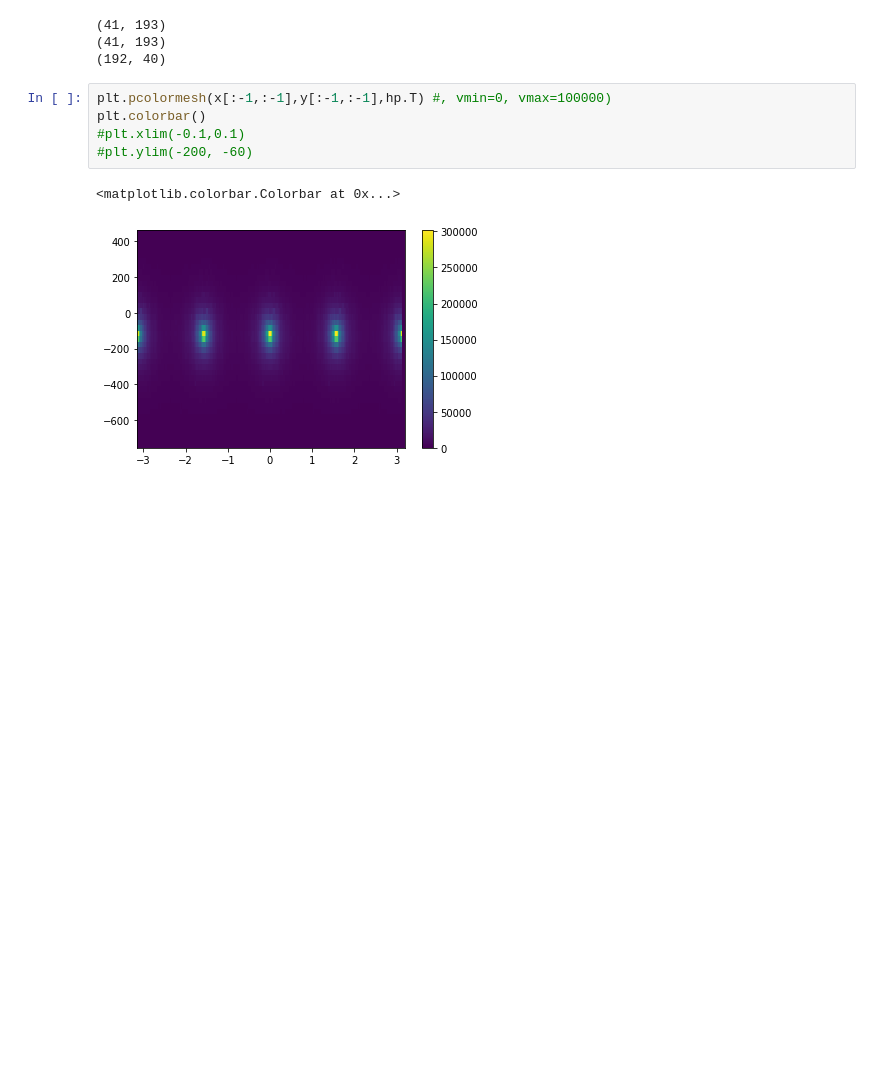
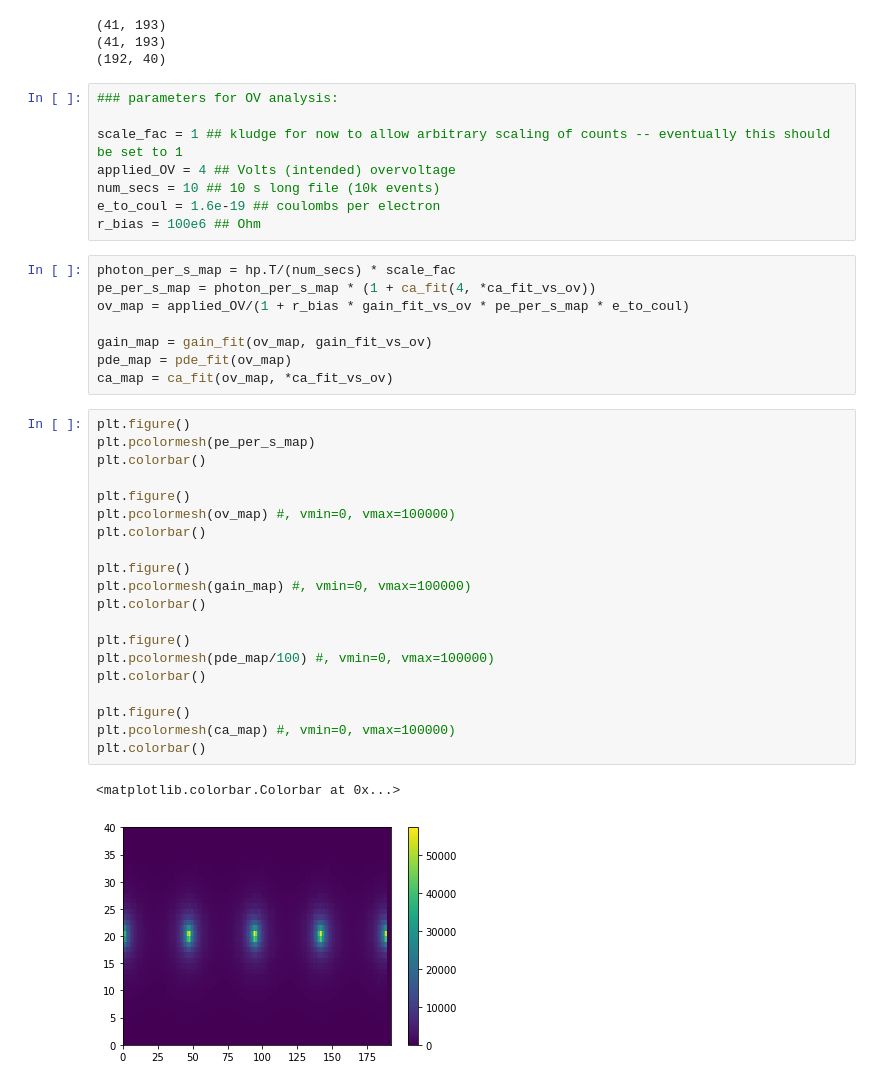
Before and after one commit to davemoore/analysis, a Jupyter notebook: plot_energy_recon.ipynb, the cells around one changed output. Cells and saved outputs as stored; diff of their text form; blank space fills up the shorter version.

```diff
--- a/plot_energy_recon.ipynb
+++ b/plot_energy_recon.ipynb
@@ -77,11 +72,42 @@ print(np.shape(hp))
 (41, 193)
 (41, 193)
 (192, 40)
-# %%
-plt.pcolormesh(x[:-1,:-1],y[:-1,:-1],hp.T) #, vmin=0, vmax=100000)
-plt.colorbar()
-#plt.xlim(-0.1,0.1)
-#plt.ylim(-200, -60)
-# %% [output]
-<matplotlib.colorbar.Colorbar at 0x...>
-[figure, removed]
+# %%
+### parameters for OV analysis:
+
+scale_fac = 1 ## kludge for now to allow arbitrary scaling of counts -- eventually this should be set to 1
+applied_OV = 4 ## Volts (intended) overvoltage
+num_secs = 10 ## 10 s long file (10k events)
+e_to_coul = 1.6e-19 ## coulombs per electron
+r_bias = 100e6 ## Ohm
+# %%
+photon_per_s_map = hp.T/(num_secs) * scale_fac
+pe_per_s_map = photon_per_s_map * (1 + ca_fit(4, *ca_fit_vs_ov))
+ov_map = applied_OV/(1 + r_bias * gain_fit_vs_ov * pe_per_s_map * e_to_coul)
+
+gain_map = gain_fit(ov_map, gain_fit_vs_ov)
+pde_map = pde_fit(ov_map)
+ca_map = ca_fit(ov_map, *ca_fit_vs_ov)
+# %%
+plt.figure()
+plt.pcolormesh(pe_per_s_map)
+plt.colorbar()
+
+plt.figure()
+plt.pcolormesh(ov_map) #, vmin=0, vmax=100000)
+plt.colorbar()
+
+plt.figure()
+plt.pcolormesh(gain_map) #, vmin=0, vmax=100000)
+plt.colorbar()
+
+plt.figure()
+plt.pcolormesh(pde_map/100) #, vmin=0, vmax=100000)
+plt.colorbar()
+
+plt.figure()
+plt.pcolormesh(ca_map) #, vmin=0, vmax=100000)
+plt.colorbar()
+# %% [output]
+<matplotlib.colorbar.Colorbar at 0x...>
+[figure, added]
```
Also changed, not shown: parts of 7 cells of this notebook.
